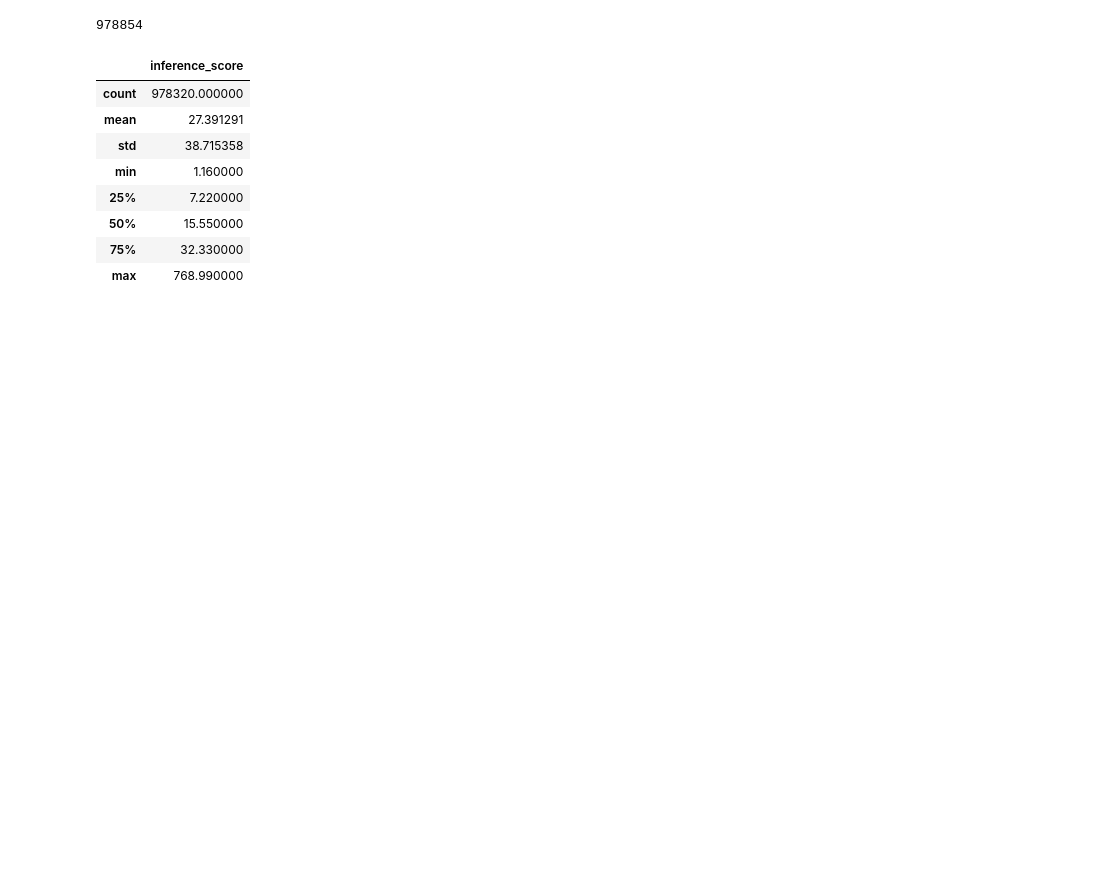
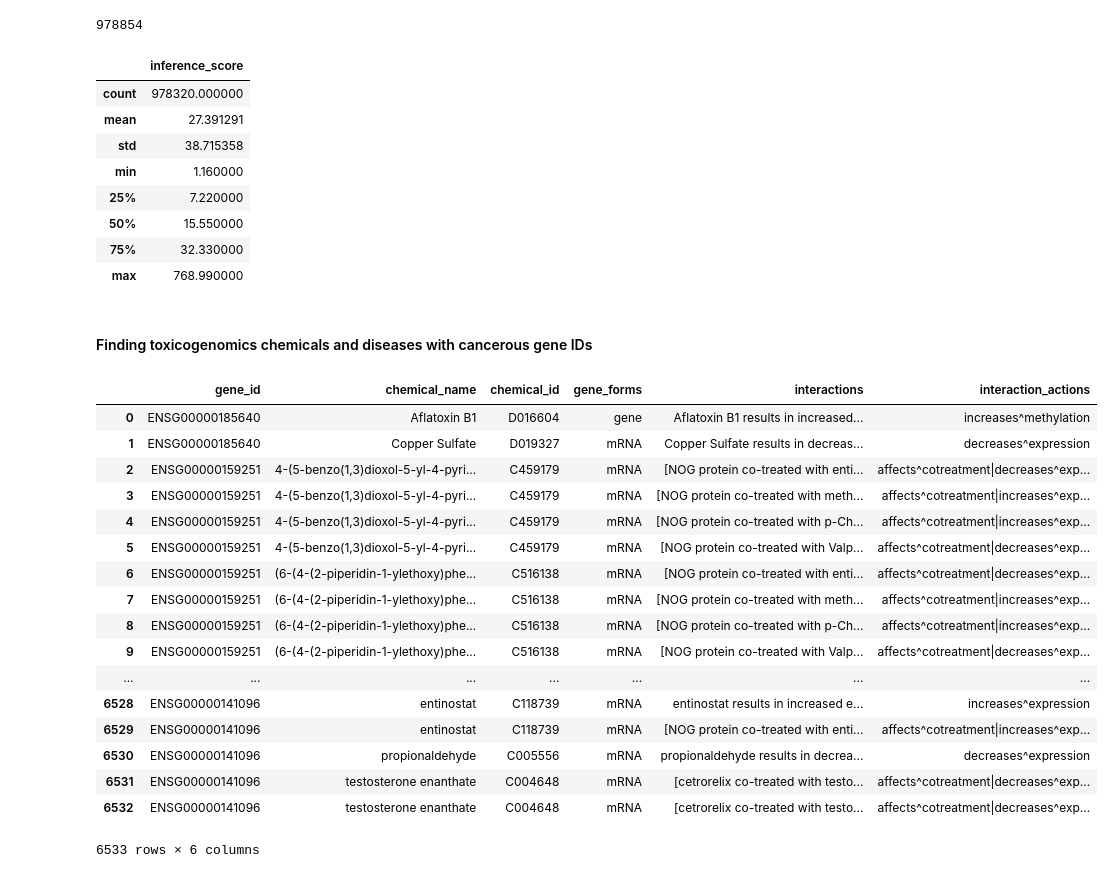
Before and after one commit to paulzuo/genotypeTissueExpressionProject, a Jupyter notebook: CitadelDatathon.ipynb, the cells around one changed output. Drawn from its saved outputs; the diff is of its cells as text; code cells hidden in the pictures; blank space fills up the shorter version.

```diff
--- a/CitadelDatathon.ipynb
+++ b/CitadelDatathon.ipynb
@@ -158,3 +170,29 @@ toxicogenomics_dis_df.describe()
 | 50% | 15.550000 |
 | 75% | 32.330000 |
 | max | 768.990000 |
+# %% [markdown]
+#### Finding toxicogenomics chemicals and diseases with cancerous gene IDs
+# %%
+res_df = tcga_df[['gene_id']]
+res_df = res_df.drop_duplicates('gene_id')
+joined = pd.merge(res_df, toxicogenomics_chems_df, on=['gene_id'])
+joined
+# %% [output]
+|  | gene_id | chemical_name | chemical_id | gene_forms | interactions | interaction_actions |
+| 0 | ENSG00000185640 | Aflatoxin B1 | D016604 | gene | Aflatoxin B1 results in increased... | increases^methylation |
+| 1 | ENSG00000185640 | Copper Sulfate | D019327 | mRNA | Copper Sulfate results in decreas... | decreases^expression |
+| 2 | ENSG00000159251 | 4-(5-benzo(1,3)dioxol-5-yl-4-pyri... | C459179 | mRNA | [NOG protein co-treated with enti... | affects^cotreatment|decreases^exp... |
+| 3 | ENSG00000159251 | 4-(5-benzo(1,3)dioxol-5-yl-4-pyri... | C459179 | mRNA | [NOG protein co-treated with meth... | affects^cotreatment|increases^exp... |
+| 4 | ENSG00000159251 | 4-(5-benzo(1,3)dioxol-5-yl-4-pyri... | C459179 | mRNA | [NOG protein co-treated with p-Ch... | affects^cotreatment|increases^exp... |
+| 5 | ENSG00000159251 | 4-(5-benzo(1,3)dioxol-5-yl-4-pyri... | C459179 | mRNA | [NOG protein co-treated with Valp... | affects^cotreatment|decreases^exp... |
+| 6 | ENSG00000159251 | (6-(4-(2-piperidin-1-ylethoxy)phe... | C516138 | mRNA | [NOG protein co-treated with enti... | affects^cotreatment|decreases^exp... |
+| 7 | ENSG00000159251 | (6-(4-(2-piperidin-1-ylethoxy)phe... | C516138 | mRNA | [NOG protein co-treated with meth... | affects^cotreatment|increases^exp... |
+| 8 | ENSG00000159251 | (6-(4-(2-piperidin-1-ylethoxy)phe... | C516138 | mRNA | [NOG protein co-treated with p-Ch... | affects^cotreatment|increases^exp... |
+| 9 | ENSG00000159251 | (6-(4-(2-piperidin-1-ylethoxy)phe... | C516138 | mRNA | [NOG protein co-treated with Valp... | affects^cotreatment|decreases^exp... |
+| ... | ... | ... | ... | ... | ... | ... |
+| 6528 | ENSG00000141096 | entinostat | C118739 | mRNA | entinostat results in increased e... | increases^expression |
+| 6529 | ENSG00000141096 | entinostat | C118739 | mRNA | [NOG protein co-treated with enti... | affects^cotreatment|increases^exp... |
+| 6530 | ENSG00000141096 | propionaldehyde | C005556 | mRNA | propionaldehyde results in decrea... | decreases^expression |
+| 6531 | ENSG00000141096 | testosterone enanthate | C004648 | mRNA | [cetrorelix co-treated with testo... | affects^cotreatment|decreases^exp... |
+| 6532 | ENSG00000141096 | testosterone enanthate | C004648 | mRNA | [cetrorelix co-treated with testo... | affects^cotreatment|decreases^exp... |
+6533 rows × 6 columns
```
Also changed, not shown: parts of 4 cells of this notebook.
